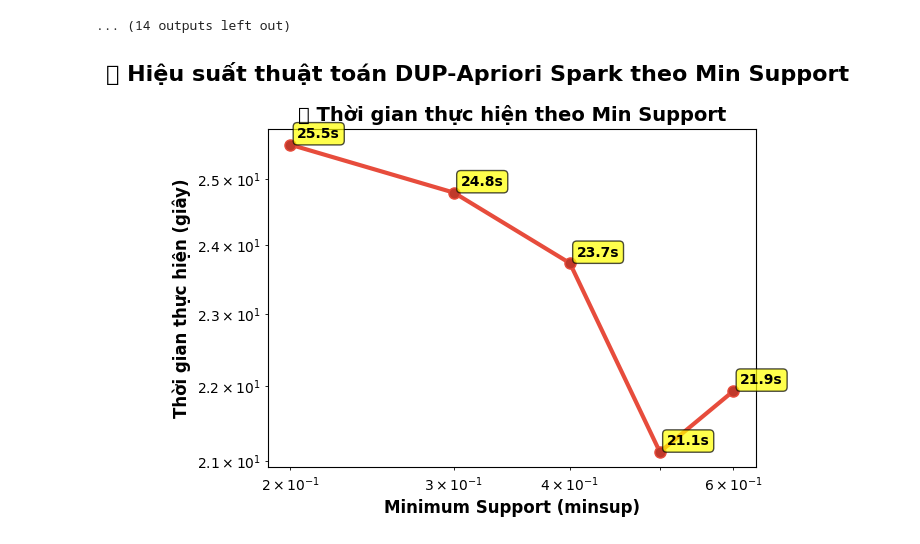
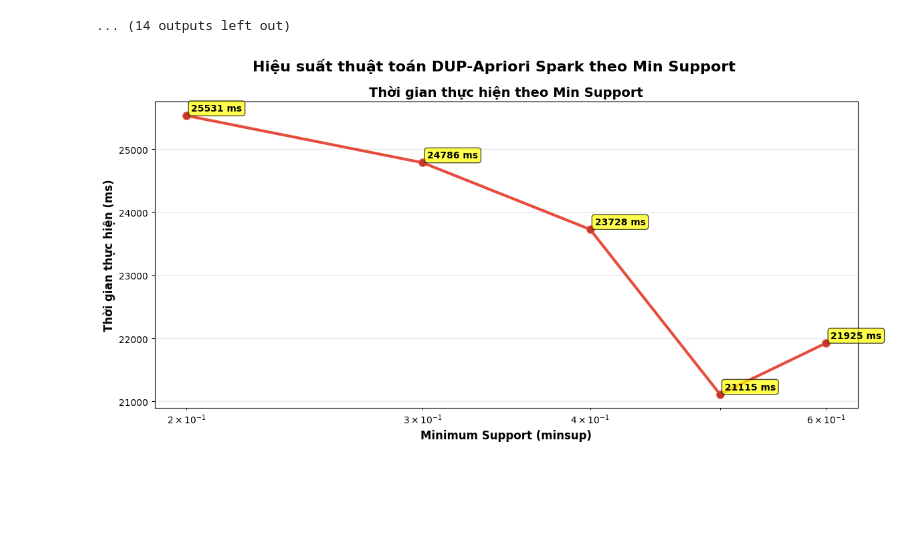
Before and after one commit to d3m0l15h/DUP-Apriori, a Jupyter notebook: Spark_Dup-Apriori.ipynb, the cells around one changed output. Drawn from its saved outputs; the diff is of its cells as text; code cells hidden in the pictures; blank space fills up the shorter version.

```diff
--- a/Spark_Dup-Apriori.ipynb
+++ b/Spark_Dup-Apriori.ipynb
@@ -1765,79 +1765,54 @@ def create_performance_visualization(minsup_values, exec_times, itemset_counts):
         print("❌ Không có dữ liệu để vẽ biểu đồ!")
         return
 
+    # Chuyển đổi thời gian sang mili giây
+    exec_times_ms = [t * 1000 for t in exec_times]
+
     # Tạo figure
-    fig, ax1 = plt.subplots(1, 1)
-    fig.suptitle('📊 Hiệu suất thuật toán DUP-Apriori Spark theo Min Support',
+    fig, ax1 = plt.subplots(1, 1, figsize=(12, 6))
+    fig.suptitle('Hiệu suất thuật toán DUP-Apriori Spark theo Min Support',
                  fontsize=16, fontweight='bold')
 
-    # Biểu đồ 1: Thời gian thực hiện theo minsup
-    ax1.plot(minsup_values, exec_times, 'ro-', linewidth=3, markersize=8,
+    # Biểu đồ 1: Thời gian thực hiện theo minsup (mili giây)
+    ax1.plot(minsup_values, exec_times_ms, 'ro-', linewidth=3, markersize=8,
              color='#e74c3c', markerfacecolor='#c0392b')
     ax1.set_xlabel('Minimum Support (minsup)', fontsize=12, fontweight='bold')
-    ax1.set_ylabel('Thời gian thực hiện (giây)', fontsize=12, fontweight='bold')
-    ax1.set_title('🕐 Thời gian thực hiện theo Min Support', fontsize=14, fontweight='bold')
+    ax1.set_ylabel('Thời gian thực hiện (ms)', fontsize=12, fontweight='bold')
+    ax1.set_title('Thời gian thực hiện theo Min Support', fontsize=14, fontweight='bold')
     ax1.grid(True, alpha=0.3)
     ax1.set_xscale('log')  # Scale logarit cho minsup để dễ quan sát
-    ax1.set_yscale('log')  # Scale logarit cho thời gian nếu chênh lệch lớn
+    # Không dùng log scale cho trục y để số liệu đúng thực tế
 
-    # Thêm annotations cho các điểm
-    for minsup, exec_time in zip(minsup_values, exec_times):
-        ax1.annotate(f'{exec_time:.1f}s',
-                    xy=(minsup, exec_time),
+    # Thêm annotations cho các điểm (hiển thị mili giây, không nhân x10)
+    for minsup, exec_time_ms in zip(minsup_values, exec_times_ms):
+        ax1.annotate(f'{exec_time_ms:.0f} ms',
+                    xy=(minsup, exec_time_ms),
                     xytext=(5, 5),
                     textcoords='offset points',
                     fontsize=10, fontweight='bold',
                     bbox=dict(boxstyle='round,pad=0.3', facecolor='yellow', alpha=0.7))
-
 
     plt.tight_layout()
     plt.show()
 
     # In bảng tóm tắt kết quả
     print("\n" + "="*70)
     print("📋 BẢNG TÓM TẮT KẾT QUẢ HIỆU SUẤT")
     print("="*70)
-    print(f"{'Min Support':<12} {'Thời gian (s)':<15} {'Itemsets':<12} {'Tốc độ (items/s)':<18}")
+    print(f"{'Min Support':<12} {'Thời gian (ms)':<15} {'Itemsets':<12} {'Tốc độ (itemsets/ms)':<22}")
     print("-" * 70)
 
-    for minsup, exec_time, count in zip(minsup_values, exec_times, itemset_counts):
-        speed = count / exec_time if exec_time > 0 else 0
-        print(f"{minsup:<12} {exec_time:<15.2f} {count:<12,} {speed:<18.2f}")
-
-    # Phân tích xu hướng
-    print("\n" + "="*70)
-    print("🔍 PHÂN TÍCH XU HƯỚNG")
-    print("="*70)
-
-    if len(exec_times) >= 2:
-        # Tính tỷ lệ tăng/giảm thời gian
-        time_ratios = [exec_times[i+1]/exec_times[i] for i in range(len(exec_times)-1)]
-        avg_time_ratio = np.mean(time_ratios)
-
-        # Tính tỷ lệ tăng/giảm số itemsets
-        itemset_ratios = [itemset_counts[i+1]/itemset_counts[i] for i in range(len(itemset_counts)-1)]
-        avg_itemset_ratio = np.mean(itemset_ratios)
-
-        print(f"📊 Khi giảm minsup:")
-        print(f"   • Thời gian thực hiện tăng trung bình: {avg_time_ratio:.2f}x")
-        print(f"   • Số frequent itemsets tăng trung bình: {avg_itemset_ratio:.2f}x")
-
-        # Tìm minsup tối ưu (cân bằng giữa thời gian và số itemsets)
-        efficiency_scores = [count / exec_time for count, exec_time in zip(itemset_counts, exec_times)]
-        best_idx = np.argmax(efficiency_scores)
-
-        print(f"\n🎯 Minsup được khuyến nghị: {minsup_values[best_idx]}")
-        print(f"   • Thời gian: {exec_times[best_idx]:.2f}s")
-        print(f"   • Số itemsets: {itemset_counts[best_idx]:,}")
-        print(f"   • Hiệu suất: {efficiency_scores[best_idx]:.2f} itemsets/giây")
+    for minsup, exec_time_ms, count in zip(minsup_values, exec_times_ms, itemset_counts):
+        speed = count / exec_time_ms if exec_time_ms > 0 else 0
+        print(f"{minsup:<12} {exec_time_ms:<15.0f} {count:<12,} {speed:<22.2f}")
 
 # Tạo visualization nếu có dữ liệu
 if minsup_values and exec_times and itemset_counts:
     create_performance_visualization(minsup_values, exec_times, itemset_counts)
 else:
     print("⚠️ Không có dữ liệu để tạo biểu đồ. Vui lòng chạy benchmark trước.")
 # %% [output]
-[figure, old version]
+[figure, new version]
 ======================================================================
 📋 BẢNG TÓM TẮT KẾT QUẢ HIỆU SUẤT
 ======================================================================
```
Also changed, not shown: parts of 1 cell of this notebook.
